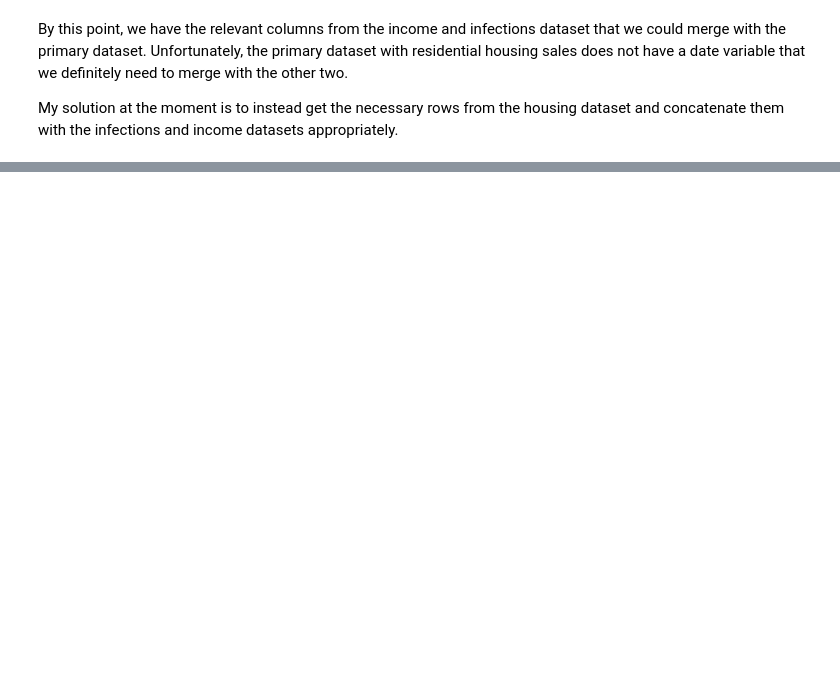
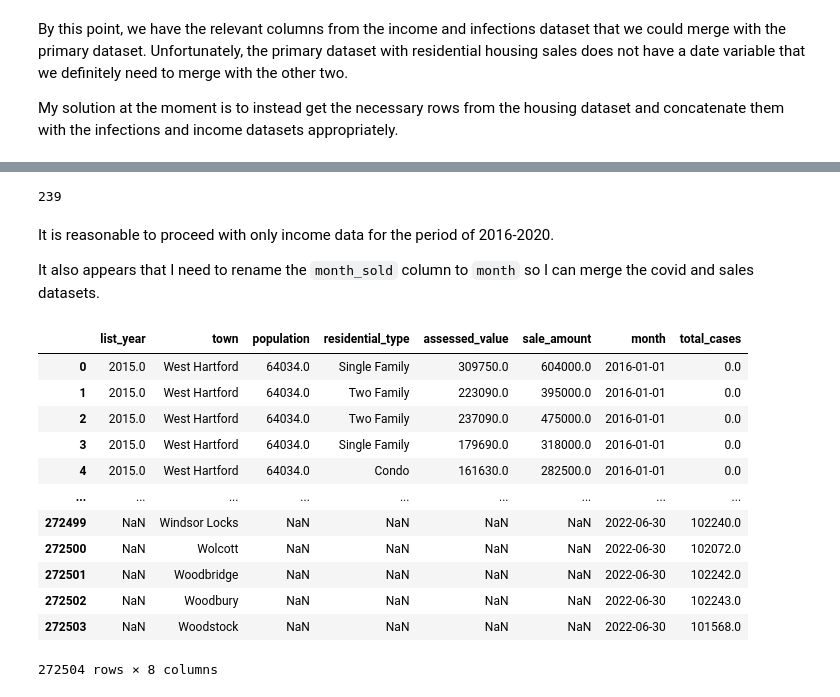
Before and after one commit to iamasteriix/econometrics_paper, a Jupyter notebook: covid_CT.ipynb, the cells around one changed output, grey strips where cells are left out. Drawn from its saved outputs; the diff is of its cells as text; code cells hidden in the pictures; blank space fills up the shorter version.

```diff
--- a/covid_CT.ipynb
+++ b/covid_CT.ipynb
@@ -160,0 +205,7 @@ My solution at the moment is to instead get the necessary rows from the housing
+# %%
+df1_tmp1 = df1_tmp1.sort_values(by='month_sold')
+df1 = df1_tmp1.loc[:, [
+    'list_year', 'town', 'population', 'residential_type',
+    'assessed_value', 'sale_amount', 'month_sold'
+]]
+df1.head(10)
@@ -160,0 +256,33 @@ My solution at the moment is to instead get the necessary rows from the housing
+# %%
+inc_df1['med_hsehld_income'].value_counts()[1]
+# %% [output]
+239
+# %% [markdown]
+It is reasonable to proceed with only income data for the period of 2016-2020.
+
+It also appears that I need to rename the `month_sold` column to `month` so I can merge the covid and sales datasets.
+# %%
+# rename `months_sold` column to make it easy to merge the dataframes
+df2_tmp1 = df1.rename(columns={ 'month_sold': 'month' })
+
+# only get rows from after 2016 (dataset goes up to 2020)
+df2_tmp2 = df2_tmp1[df2_tmp1['month'] >= '2016-01-01']
+
+# merge the covid cases and sales tables
+df2_tmp3 = pd.merge(df2_tmp2, inf_df1, on=['month', 'town'], how='outer')
+df2_tmp3.loc[df2_tmp3['month'] < '2020-03-01', 'total_cases'] = 0
+df2_tmp3
+# %% [output]
+|  | list_year | town | population | residential_type | assessed_value | sale_amount | month | total_cases |
+| 0 | 2015.0 | West Hartford | 64034.0 | Single Family | 309750.0 | 604000.0 | 2016-01-01 | 0.0 |
+| 1 | 2015.0 | West Hartford | 64034.0 | Two Family | 223090.0 | 395000.0 | 2016-01-01 | 0.0 |
+| 2 | 2015.0 | West Hartford | 64034.0 | Two Family | 237090.0 | 475000.0 | 2016-01-01 | 0.0 |
+| 3 | 2015.0 | West Hartford | 64034.0 | Single Family | 179690.0 | 318000.0 | 2016-01-01 | 0.0 |
+| 4 | 2015.0 | West Hartford | 64034.0 | Condo | 161630.0 | 282500.0 | 2016-01-01 | 0.0 |
+| ... | ... | ... | ... | ... | ... | ... | ... | ... |
+| 272499 | NaN | Windsor Locks | NaN | NaN | NaN | NaN | 2022-06-30 | 102240.0 |
+| 272500 | NaN | Wolcott | NaN | NaN | NaN | NaN | 2022-06-30 | 102072.0 |
+| 272501 | NaN | Woodbridge | NaN | NaN | NaN | NaN | 2022-06-30 | 102242.0 |
+| 272502 | NaN | Woodbury | NaN | NaN | NaN | NaN | 2022-06-30 | 102243.0 |
+| 272503 | NaN | Woodstock | NaN | NaN | NaN | NaN | 2022-06-30 | 101568.0 |
+272504 rows × 8 columns
```
Also changed, not shown: parts of 12 cells of this notebook.
